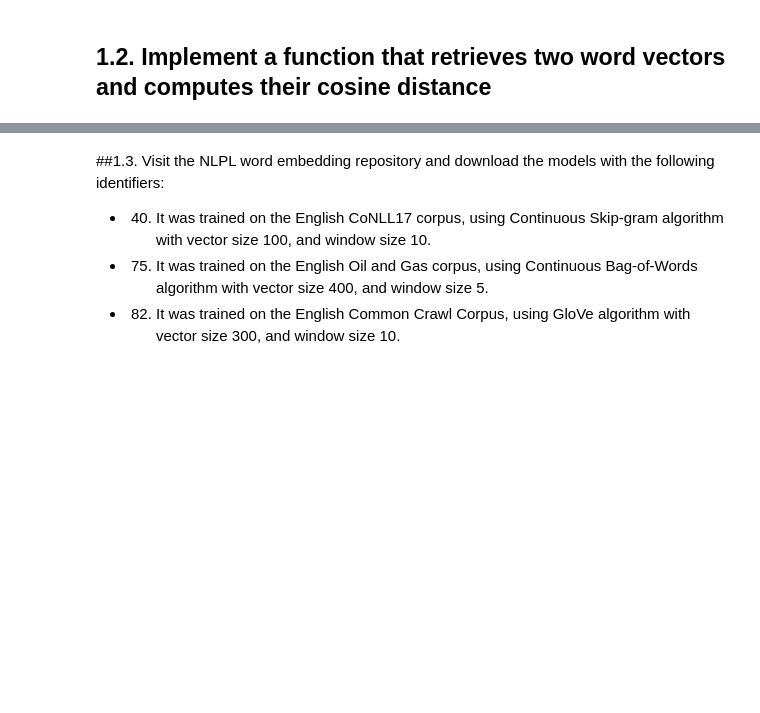
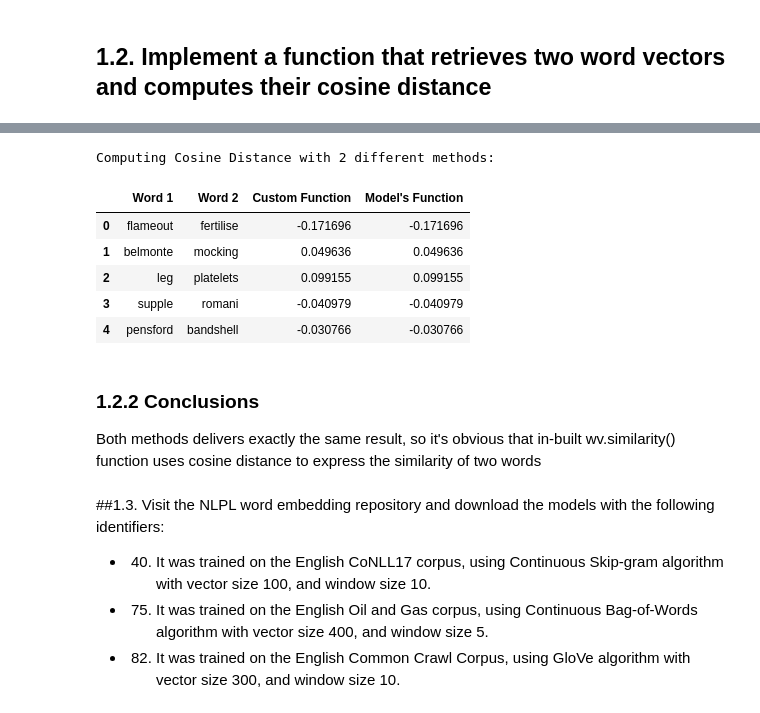
Before and after one commit to TheoLiapik/Sidiras_Liapikos2, a Jupyter notebook: NLP_Assignment2.ipynb, the cells around one changed output, grey strips where cells are left out. Drawn from its saved outputs; the diff is of its cells as text; code cells hidden in the pictures; blank space fills up the shorter version.

```diff
--- a/NLP_Assignment2.ipynb
+++ b/NLP_Assignment2.ipynb
@@ -100,9 +90,11 @@ for para in doc_para:
     if para != ' ':
         para = para.lower()
         para = re.sub(r'[^a-z0-9]+', ' ',para)
+        para = re.sub(r' [0-9]+ ', ' ',para)
         para = re.sub(r'\s+', ' ',para)
         para = para.split(' ')
         para = [word for word in para if word not in stopwords.words('english')]
-        para = [word for word in para if len(word)>1]
-        para = para[1:-1]
+        para = [word for word in para if len(word)>2]
+        if len(para) == 0:
+          continue
         doc_para_noEmpties.append(para)
@@ -246,3 +238,43 @@ Cosine distance using function: -0.13914555
+# %%
+# I use the trained model from previous step
+import random
+import pandas as pd
+
+# Create 5 random pairs of words from model's vocabulary
+vocab = model.wv.index2word
+list = []
+for i in range(5):
+  list.append(random.choices(vocab, k=2))
+
+# DataFrame to store the results
+headers = ['Word 1', 'Word 2', 'Custom Function', 'Model\'s Function']
+cosDist = pd.DataFrame(columns = headers)
+
+for pair in list:
+  results = []
+  results.append(pair[0])
+  results.append(pair[1])
+  results.append(cosVecDist(model, pair[0], pair[1]))
+  results.append(model.wv.similarity(pair[0], pair[1]))
+
+  new_row = pd.Series(results, index = headers)
+  cosDist = cosDist.append(new_row, ignore_index=1)
+# %%
+# Print the results
+print('Computing Cosine Distance with 2 different methods:')
+cosDist
+# %% [output]
+Computing Cosine Distance with 2 different methods:
+|  | Word 1 | Word 2 | Custom Function | Model's Function |
+| 0 | flameout | fertilise | -0.171696 | -0.171696 |
+| 1 | belmonte | mocking | 0.049636 | 0.049636 |
+| 2 | leg | platelets | 0.099155 | 0.099155 |
+| 3 | supple | romani | -0.040979 | -0.040979 |
+| 4 | pensford | bandshell | -0.030766 | -0.030766 |
+# %% [markdown]
+### 1.2.2 Conclusions
+
+Both methods delivers exactly the same result, so it's obvious that in-built wv.similarity() function uses cosine distance to express the similarity of two words
 # %% [markdown]
 ##1.3.     Visit the NLPL word embedding repository and download the models with the following identifiers:
 
```
Also changed, not shown: parts of 85 cells of this notebook.
